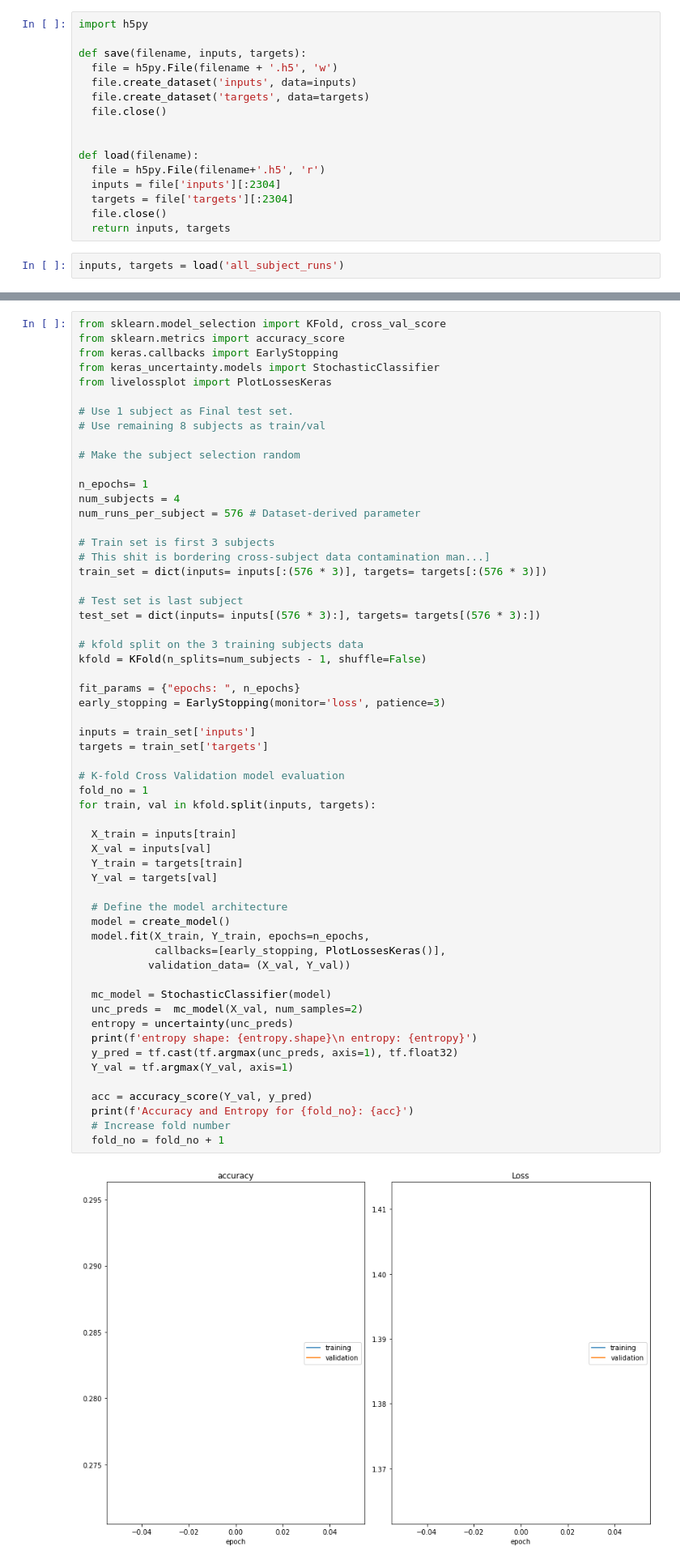
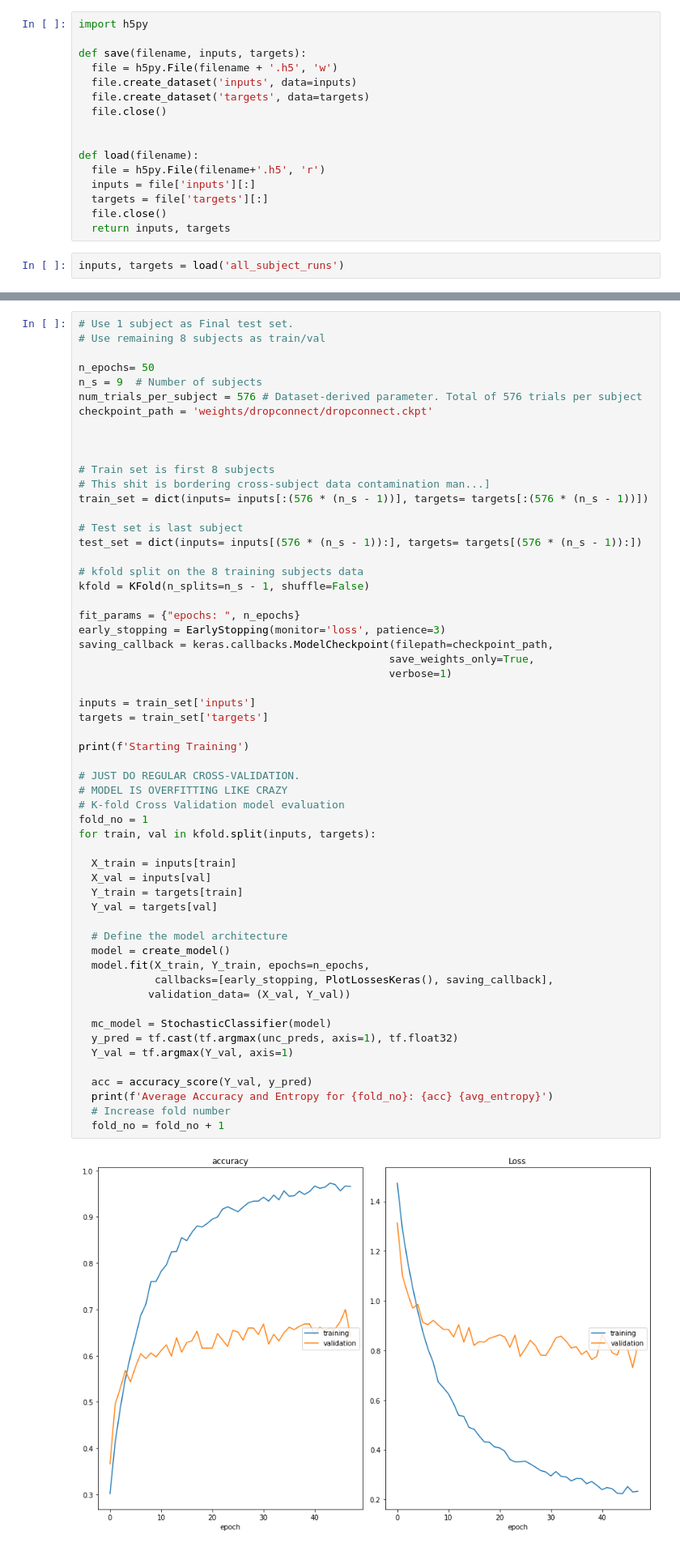
Before and after one commit to p-manivannan/bsc-thesis, a Jupyter notebook: BSc_AI_Thesis.ipynb, the cells around one changed output, grey strips where cells are left out. Shown: that part at 81% size. Saved outputs shown, nothing was run; the diff lists cells and outputs as text.

Commit message:
first time training

```diff
--- a/BSc_AI_Thesis.ipynb
+++ b/BSc_AI_Thesis.ipynb
@@ -18,8 +18,8 @@ def save(filename, inputs, targets):
 
 def load(filename):
   file = h5py.File(filename+'.h5', 'r')
-  inputs = file['inputs'][:2304]
-  targets = file['targets'][:2304]
+  inputs = file['inputs'][:]
+  targets = file['targets'][:]
   file.close()
   return inputs, targets
 # %%
@@ -110,61 +121,60 @@ def create_model():
 # %%
-from sklearn.model_selection import KFold, cross_val_score
-from sklearn.metrics import accuracy_score
-from keras.callbacks import EarlyStopping
-from keras_uncertainty.models import StochasticClassifier
-from livelossplot import PlotLossesKeras
-
 # Use 1 subject as Final test set.
 # Use remaining 8 subjects as train/val
 
-# Make the subject selection random
+n_epochs= 50
+n_s = 9  # Number of subjects
+num_trials_per_subject = 576 # Dataset-derived parameter. Total of 576 trials per subject
+checkpoint_path = 'weights/dropconnect/dropconnect.ckpt'
 
-n_epochs= 1
-num_subjects = 4
-num_runs_per_subject = 576 # Dataset-derived parameter
 
-# Train set is first 3 subjects
+
+# Train set is first 8 subjects
 # This shit is bordering cross-subject data contamination man...]
-train_set = dict(inputs= inputs[:(576 * 3)], targets= targets[:(576 * 3)])
+train_set = dict(inputs= inputs[:(576 * (n_s - 1))], targets= targets[:(576 * (n_s - 1))])
 
 # Test set is last subject
-test_set = dict(inputs= inputs[(576 * 3):], targets= targets[(576 * 3):])
+test_set = dict(inputs= inputs[(576 * (n_s - 1)):], targets= targets[(576 * (n_s - 1)):])
 
-# kfold split on the 3 training subjects data
-kfold = KFold(n_splits=num_subjects - 1, shuffle=False)
+# kfold split on the 8 training subjects data
+kfold = KFold(n_splits=n_s - 1, shuffle=False)
 
 fit_params = {"epochs: ", n_epochs}
 early_stopping = EarlyStopping(monitor='loss', patience=3)
+saving_callback = keras.callbacks.ModelCheckpoint(filepath=checkpoint_path,
+                                                 save_weights_only=True,
+                                                 verbose=1)
 
 inputs = train_set['inputs']
 targets = train_set['targets']
 
+print(f'Starting Training')
+
+# JUST DO REGULAR CROSS-VALIDATION.
+# MODEL IS OVERFITTING LIKE CRAZY
 # K-fold Cross Validation model evaluation
 fold_no = 1
 for train, val in kfold.split(inputs, targets):
 
   X_train = inputs[train]
   X_val = inputs[val]
   Y_train = targets[train]
   Y_val = targets[val]
 
   # Define the model architecture
   model = create_model()
   model.fit(X_train, Y_train, epochs=n_epochs,
-            callbacks=[early_stopping, PlotLossesKeras()],
+            callbacks=[early_stopping, PlotLossesKeras(), saving_callback],
            validation_data= (X_val, Y_val))
 
   mc_model = StochasticClassifier(model)
-  unc_preds =  mc_model(X_val, num_samples=2)
-  entropy = uncertainty(unc_preds)
-  print(f'entropy shape: {entropy.shape}\n entropy: {entropy}')
   y_pred = tf.cast(tf.argmax(unc_preds, axis=1), tf.float32)
   Y_val = tf.argmax(Y_val, axis=1)
 
   acc = accuracy_score(Y_val, y_pred)
-  print(f'Accuracy and Entropy for {fold_no}: {acc}')
+  print(f'Average Accuracy and Entropy for {fold_no}: {acc} {avg_entropy}')
   # Increase fold number
   fold_no = fold_no + 1
 # %% [output]
-[figure, old version]
+[figure, new version]
 accuracy
```
Also changed, not shown: parts of 6 cells of this notebook.
